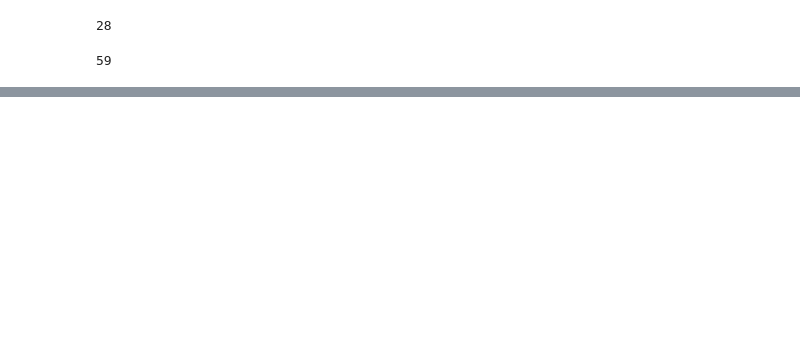
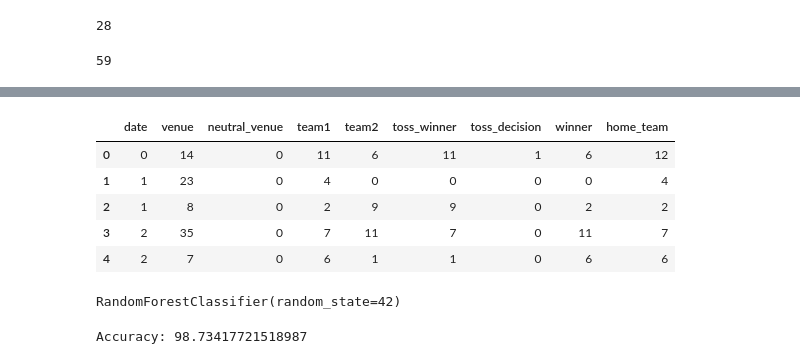
Before and after one commit to Diwash17/IPL-project-, a Jupyter notebook: IPLDataAnalysis.ipynb, the cells around one changed output, grey strips where cells are left out. Drawn from its saved outputs; the diff is of its cells as text; code cells hidden in the pictures; blank space fills up the shorter version.

```diff
--- a/IPLDataAnalysis.ipynb
+++ b/IPLDataAnalysis.ipynb
@@ -772,0 +841,6 @@ y = df['winner']
+# %%
+df.drop('player_of_match',axis=1,inplace=True)
+# %%
+df.drop('result',axis=1,inplace=True)
+# %%
+df.drop('result_margin',axis=1,inplace=True)
@@ -778,0 +893,9 @@ for col in categorical_cols:
+# %%
+df.head()
+# %% [output]
+|  | date | venue | neutral_venue | team1 | team2 | toss_winner | toss_decision | winner | home_team |
+| 0 | 0 | 14 | 0 | 11 | 6 | 11 | 1 | 6 | 12 |
+| 1 | 1 | 23 | 0 | 4 | 0 | 0 | 0 | 0 | 4 |
+| 2 | 1 | 8 | 0 | 2 | 9 | 9 | 0 | 2 | 2 |
+| 3 | 2 | 35 | 0 | 7 | 11 | 7 | 0 | 11 | 7 |
+| 4 | 2 | 7 | 0 | 6 | 1 | 1 | 0 | 6 | 6 |
@@ -778,0 +904,5 @@ for col in categorical_cols:
+# %%
+model = RandomForestClassifier(n_estimators=100, random_state=42)
+model.fit(X_train, y_train)
+# %% [output]
+RandomForestClassifier(random_state=42)
@@ -778,0 +913,5 @@ for col in categorical_cols:
+# %%
+accuracy = accuracy_score(y_test, y_pred)*100
+print("Accuracy:", accuracy)
+# %% [output]
+Accuracy: 98.73417721518987
```
Also changed, not shown: parts of 62 cells of this notebook.
